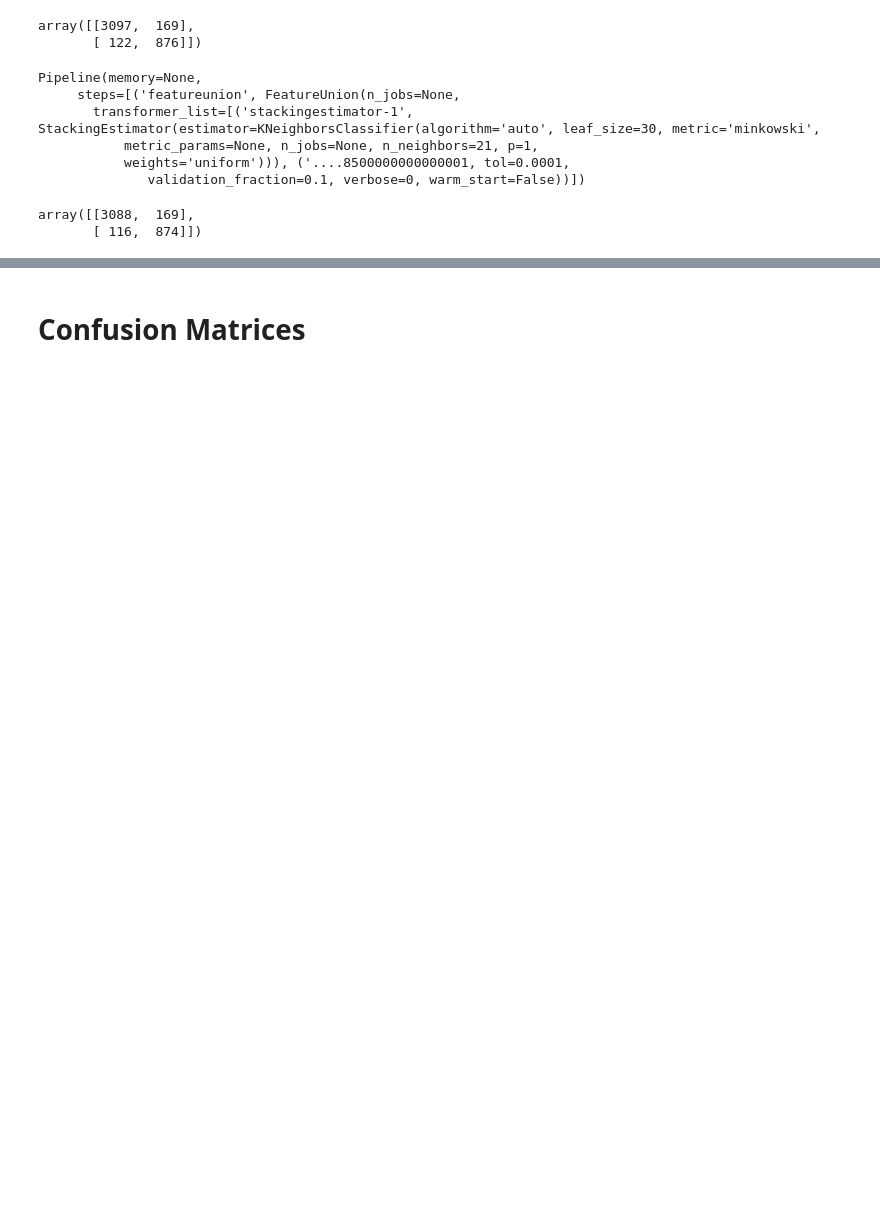
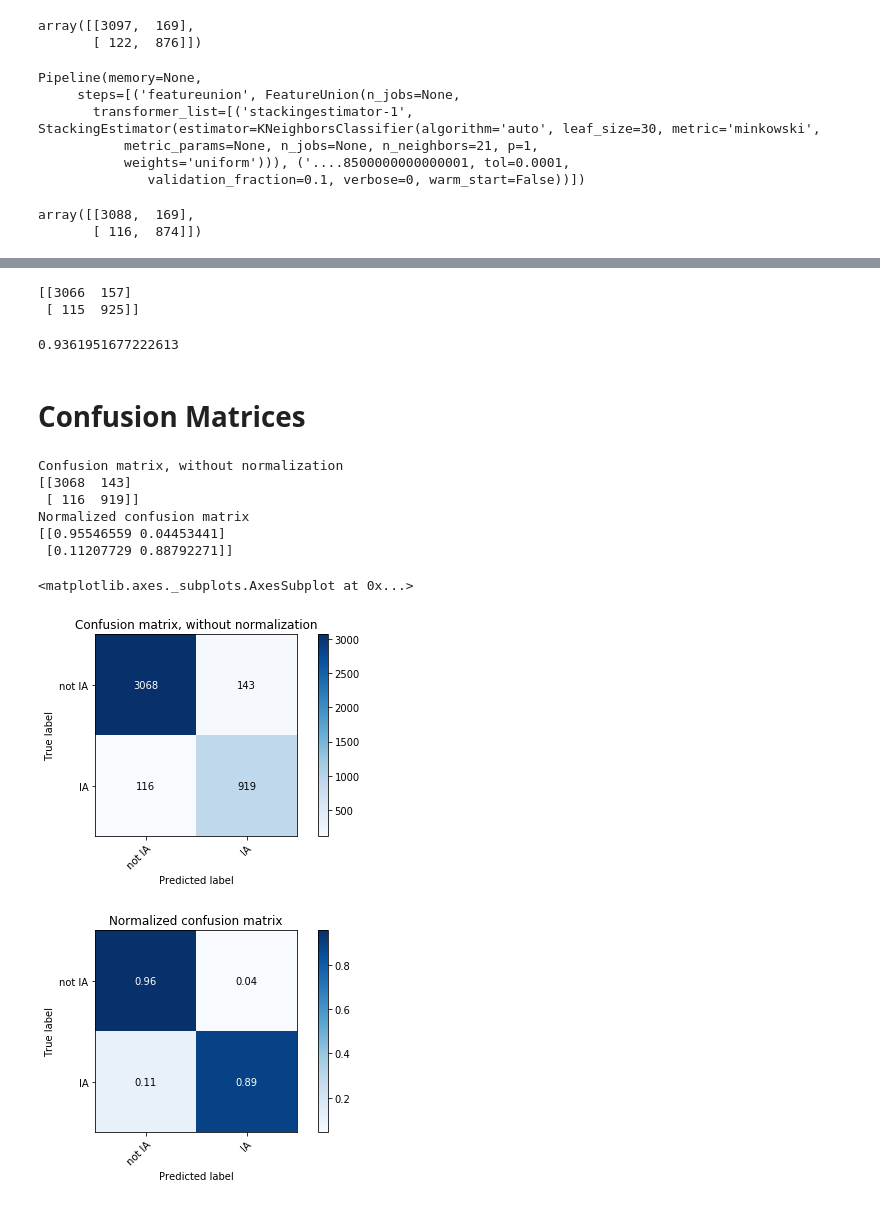
Before and after one commit to FelipeMFO/supernovae-classification, a Jupyter notebook: src_and_notebooks/modeling/pipeline_Marcelo.ipynb, the cells around one changed output, grey strips where cells are left out. Cells and saved outputs as stored; diff of their text form; code cells hidden in the pictures; blank space fills up the shorter version.

```diff
--- a/src_and_notebooks/modeling/pipeline_Marcelo.ipynb
+++ b/src_and_notebooks/modeling/pipeline_Marcelo.ipynb
@@ -465,6 +475,20 @@ for train_index, test_index in kf.split(X):
     X_test.append(X[test_index])
     y_train.append(y[train_index])
     y_test.append(y[test_index])
+
+Xc = df1_pca_20
+yc = np.array(lclass1)
+kfc = KFold(n_splits=5)
+Xc_train = []
+Xc_test = []
+yc_train = []
+yc_test = []
+for train_index, test_index in kfc.split(Xc):
+    print("TRAIN:", train_index, "TEST:", test_index)
+    Xc_train.append(Xc[train_index])
+    Xc_test.append(Xc[test_index])
+    yc_train.append(yc[train_index])
+    yc_test.append(yc[test_index])
 # %% [output]
 TRAIN: [ 4264  4265  4266 ... 21313 21314 21315] TEST: [   0    1    2 ... 4261 4262 4263]
 TRAIN: [    0     1     2 ... 21313 21314 21315] TEST: [4264 4265 4266 ... 8524 8525 8526]
@@ -485,6 +509,20 @@ for train_index, test_index in kf_std.split(X_std):
     X_test_std.append(X_std[test_index])
     y_train_std.append(y_std[train_index])
     y_test_std.append(y_std[test_index])
+
+Xc_std = df2_pca_20
+yc_std = np.array(lclass2)
+kfc_std = KFold(n_splits=5)
+Xc_train_std = []
+Xc_test_std = []
+yc_train_std = []
+yc_test_std = []
+for train_index, test_index in kfc_std.split(Xc_std):
+    print("TRAIN:", train_index, "TEST:", test_index)
+    Xc_train_std.append(Xc_std[train_index])
+    Xc_test_std.append(Xc_std[test_index])
+    yc_train_std.append(yc_std[train_index])
+    yc_test_std.append(yc_std[test_index])
 # %% [output]
 TRAIN: [ 4258  4259  4260 ... 21287 21288 21289] TEST: [   0    1    2 ... 4255 4256 4257]
 TRAIN: [    0     1     2 ... 21287 21288 21289] TEST: [4258 4259 4260 ... 8513 8514 8515]
@@ -568,0 +622,3 @@ exported_pipeline.fit
+# %%
+np.random.seed(9)
+exported_pipeline.fit(X_train_perc[4], y_train_perc[4])
@@ -568,0 +632,5 @@ exported_pipeline.fit
+# %%
+np.random.seed(9)
+y_pred_perc = exported_pipeline.predict(X_test_perc[4])
+cm_perc = confusion_matrix(y_test_perc[4], y_pred_perc)
+print(cm_perc)
@@ -569,2 +654,13 @@ exported_pipeline.fit
+# %%
+y_pred = exported_pipeline.predict(X_test[4])
+cm = confusion_matrix(y_test[4], y_pred)
+print(cm)
+# %% [output]
+[[3066  157]
+ [ 115  925]]
+# %%
+exported_pipeline.score(X_test[4],y=y_test[4])
+# %% [output]
+0.9361951677222613
 # %% [markdown]
 # Confusion Matrices
@@ -570,0 +671,13 @@ exported_pipeline.fit
+# %%
+plot_confusion_matrix(y_test_perc[4],y_pred_perc, ['not IA','IA' ], normalize=False)
+plot_confusion_matrix(y_test_perc[4],y_pred_perc, ['not IA','IA' ], normalize=True)
+# %% [output]
+Confusion matrix, without normalization
+[[3068  143]
+ [ 116  919]]
+Normalized confusion matrix
+[[0.95546559 0.04453441]
+ [0.11207729 0.88792271]]
+<matplotlib.axes._subplots.AxesSubplot at 0x...>
+[figure, added]
+[figure, added]
```
Also changed, not shown: parts of 55 cells of this notebook, 4 other files.
